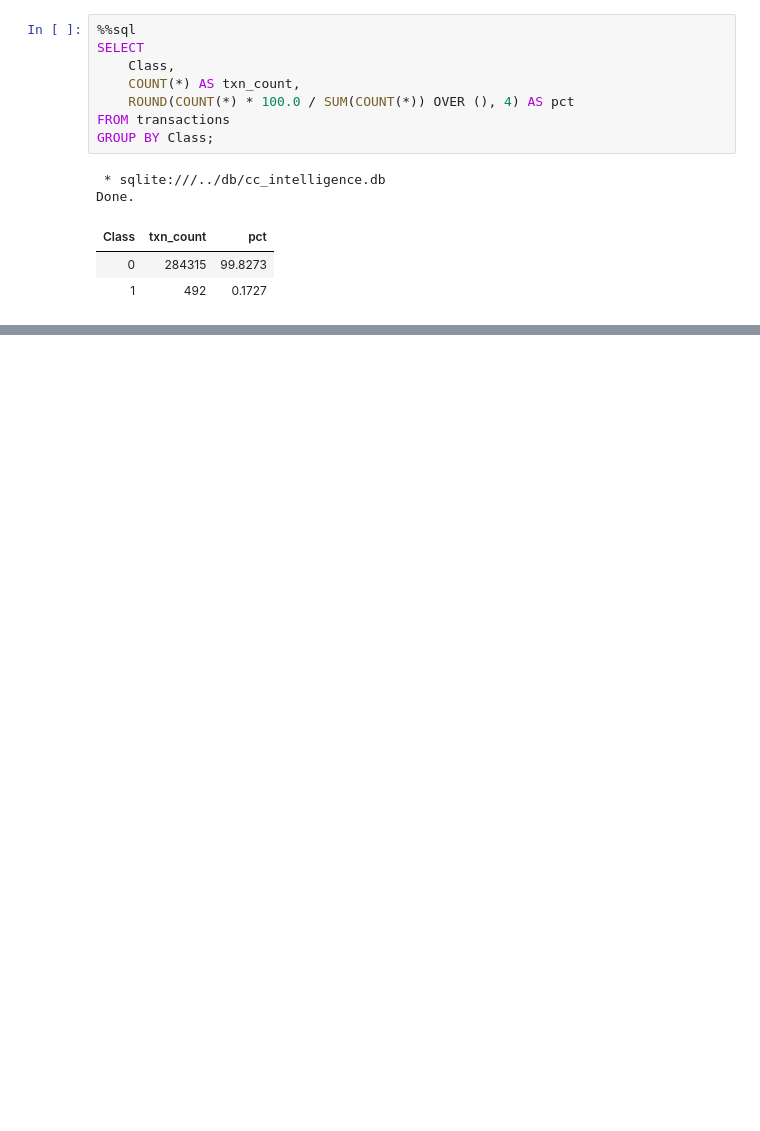
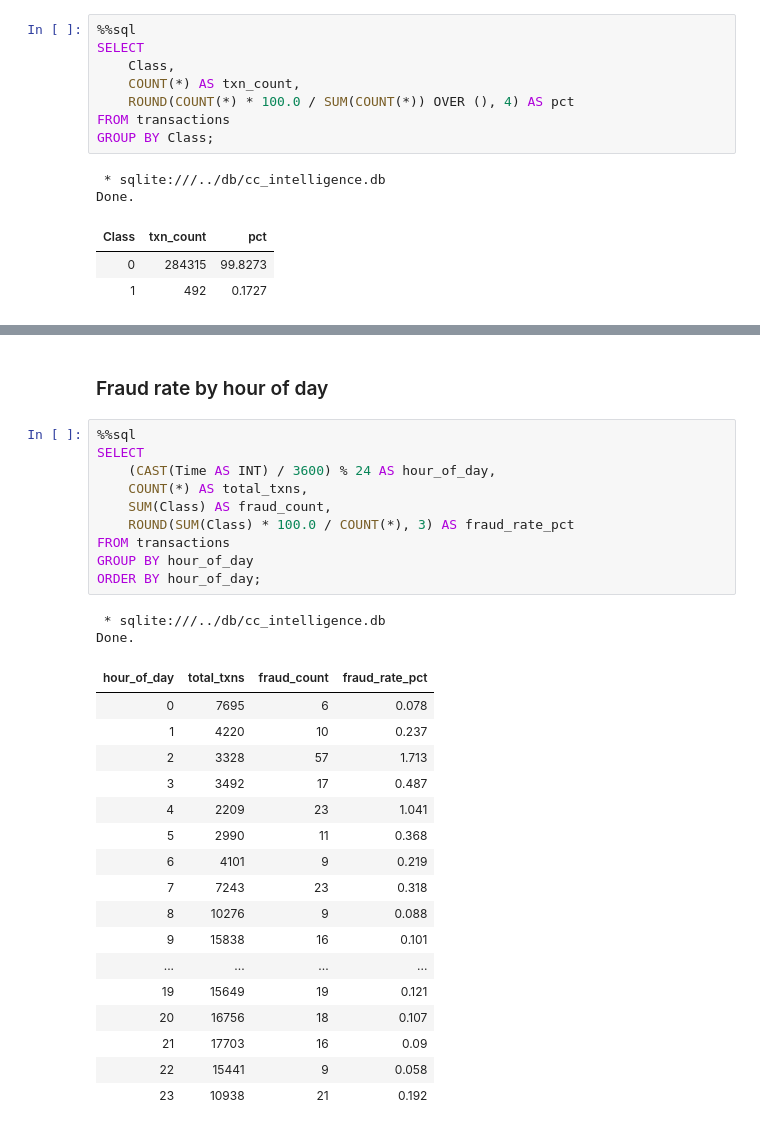
Before and after one commit to abhishiron/credit_card_intelligence, a Jupyter notebook: notebooks/phase1_eda.ipynb, the cells around one changed output, grey strips where cells are left out. Cells and saved outputs as stored; diff of their text form; blank space fills up the shorter version.

```diff
--- a/notebooks/phase1_eda.ipynb
+++ b/notebooks/phase1_eda.ipynb
@@ -121,0 +220,32 @@ Done.
+# %% [markdown]
+### Fraud rate by hour of day
+# %%
+%%sql
+SELECT
+    (CAST(Time AS INT) / 3600) % 24 AS hour_of_day,
+    COUNT(*) AS total_txns,
+    SUM(Class) AS fraud_count,
+    ROUND(SUM(Class) * 100.0 / COUNT(*), 3) AS fraud_rate_pct
+FROM transactions
+GROUP BY hour_of_day
+ORDER BY hour_of_day;
+# %% [output]
+ * sqlite:///../db/cc_intelligence.db
+Done.
+| hour_of_day | total_txns | fraud_count | fraud_rate_pct |
+| 0 | 7695 | 6 | 0.078 |
+| 1 | 4220 | 10 | 0.237 |
+| 2 | 3328 | 57 | 1.713 |
+| 3 | 3492 | 17 | 0.487 |
+| 4 | 2209 | 23 | 1.041 |
+| 5 | 2990 | 11 | 0.368 |
+| 6 | 4101 | 9 | 0.219 |
+| 7 | 7243 | 23 | 0.318 |
+| 8 | 10276 | 9 | 0.088 |
+| 9 | 15838 | 16 | 0.101 |
+| ... | ... | ... | ... |
+| 19 | 15649 | 19 | 0.121 |
+| 20 | 16756 | 18 | 0.107 |
+| 21 | 17703 | 16 | 0.09 |
+| 22 | 15441 | 9 | 0.058 |
+| 23 | 10938 | 21 | 0.192 |
```
Also changed, not shown: parts of 17 cells of this notebook.
